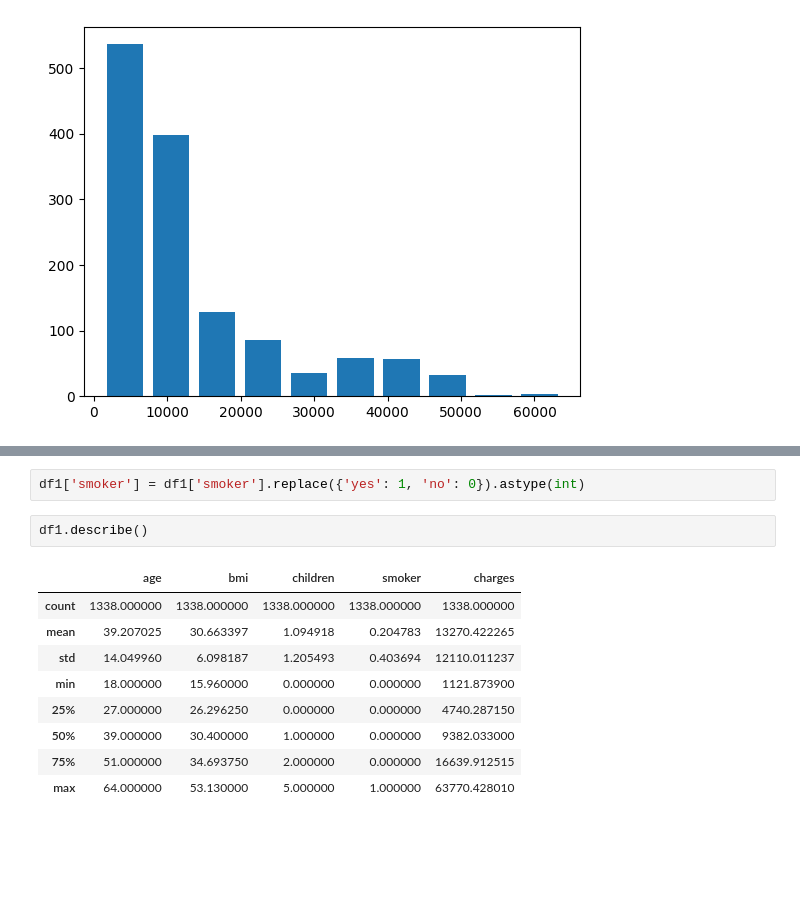
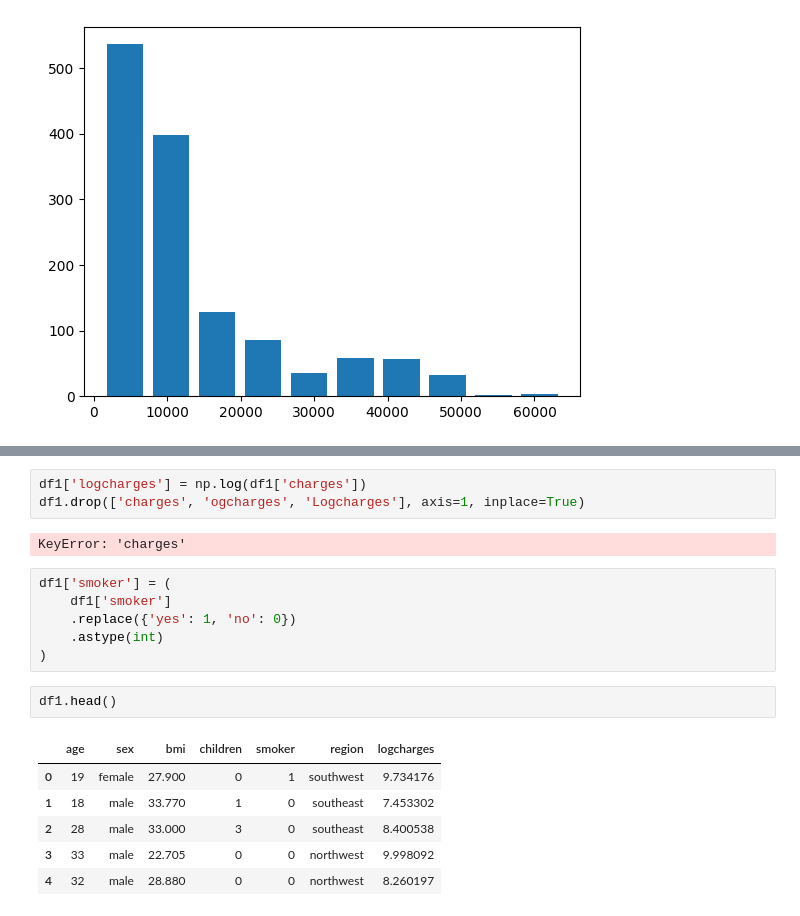
Before and after one commit to Bissapinho/Medical-costs-prediction-model, a Jupyter notebook: code/EDA.ipynb, the cells around one changed output, grey strips where cells are left out. Saved outputs shown, nothing was run; the diff lists cells and outputs as text; blank space fills up the shorter version.

Commit message:
Smoker var

```diff
--- a/code/EDA.ipynb
+++ b/code/EDA.ipynb
@@ -48,14 +78,20 @@ plt.hist(density)
+# %%
+df1['logcharges'] = np.log(df1['charges'])
+df1.drop(['charges', 'ogcharges', 'Logcharges'], axis=1, inplace=True)
+# %% [output]
+KeyError: 'charges'
 # %%
-df1['smoker'] = df1['smoker'].replace({'yes': 1, 'no': 0}).astype(int)
+df1['smoker'] = (
+    df1['smoker']
+    .replace({'yes': 1, 'no': 0})
+    .astype(int)
+)
 # %%
-df1.describe()
+df1.head()
 # %% [output]
-|  | age | bmi | children | smoker | charges |
-| count | 1338.000000 | 1338.000000 | 1338.000000 | 1338.000000 | 1338.000000 |
-| mean | 39.207025 | 30.663397 | 1.094918 | 0.204783 | 13270.422265 |
-| std | 14.049960 | 6.098187 | 1.205493 | 0.403694 | 12110.011237 |
-| min | 18.000000 | 15.960000 | 0.000000 | 0.000000 | 1121.873900 |
-| 25% | 27.000000 | 26.296250 | 0.000000 | 0.000000 | 4740.287150 |
-| 50% | 39.000000 | 30.400000 | 1.000000 | 0.000000 | 9382.033000 |
-| 75% | 51.000000 | 34.693750 | 2.000000 | 0.000000 | 16639.912515 |
-| max | 64.000000 | 53.130000 | 5.000000 | 1.000000 | 63770.428010 |
+|  | age | sex | bmi | children | smoker | region | logcharges |
+| 0 | 19 | female | 27.900 | 0 | 1 | southwest | 9.734176 |
+| 1 | 18 | male | 33.770 | 1 | 0 | southeast | 7.453302 |
+| 2 | 28 | male | 33.000 | 3 | 0 | southeast | 8.400538 |
+| 3 | 33 | male | 22.705 | 0 | 0 | northwest | 9.998092 |
+| 4 | 32 | male | 28.880 | 0 | 0 | northwest | 8.260197 |
```
Also changed, not shown: parts of 13 cells of this notebook.
